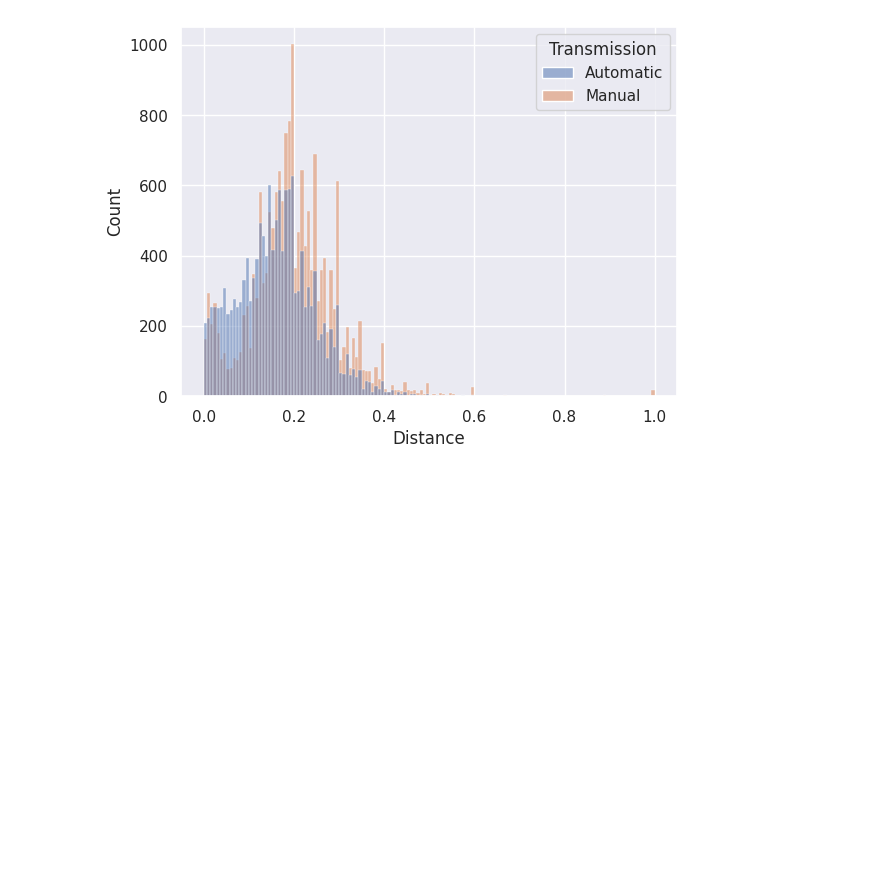
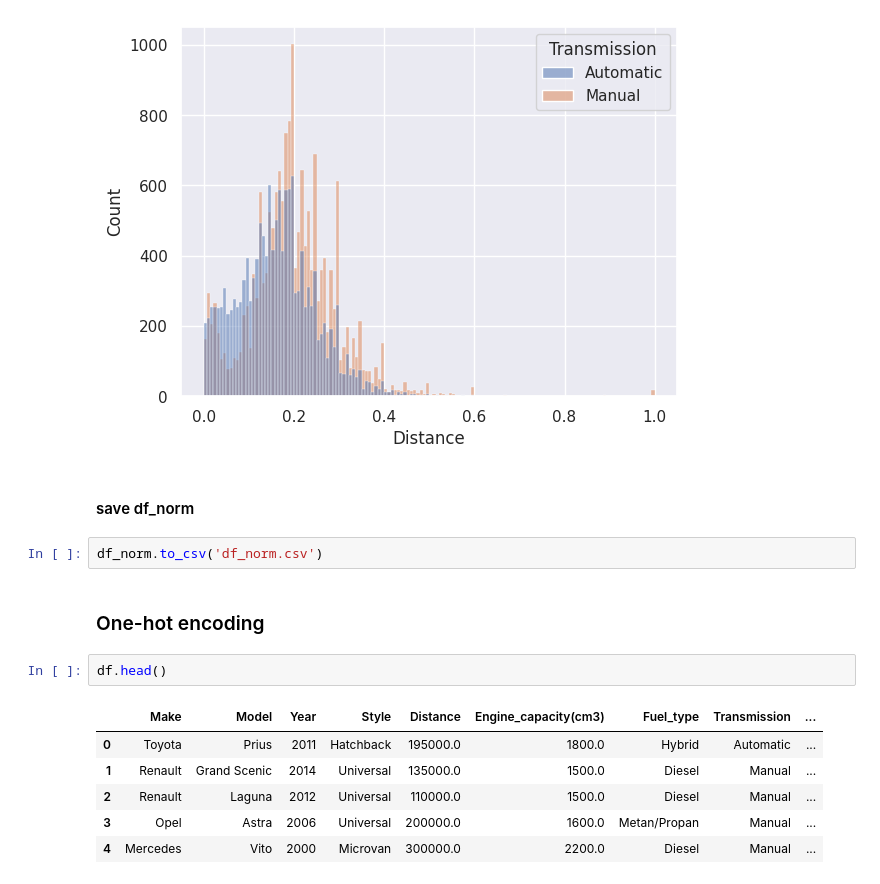
Before and after one commit to modernpacifist/engineering-of-machine-learning-urfu, a Jupyter notebook: math-basics-of-machine-learning/Notebooks/HW1_MBML.ipynb, the cells around one changed output. Saved outputs shown, nothing was run; the diff lists cells and outputs as text; blank space fills up the shorter version.

```diff
--- a/math-basics-of-machine-learning/Notebooks/HW1_MBML.ipynb
+++ b/math-basics-of-machine-learning/Notebooks/HW1_MBML.ipynb
@@ -384,3 +380,18 @@ sns.histplot(data=df_norm, x='Distance', hue='Transmission')
 # %% [output]
 <Axes: xlabel='Distance', ylabel='Count'>
 [figure]
+# %% [markdown]
+#### save df_norm
+# %%
+df_norm.to_csv('df_norm.csv')
+# %% [markdown]
+### One-hot encoding
+# %%
+df.head()
+# %% [output]
+|  | Make | Model | Year | Style | Distance | Engine_capacity(cm3) | Fuel_type | Transmission | ... |
+| 0 | Toyota | Prius | 2011 | Hatchback | 195000.0 | 1800.0 | Hybrid | Automatic | ... |
+| 1 | Renault | Grand Scenic | 2014 | Universal | 135000.0 | 1500.0 | Diesel | Manual | ... |
+| 2 | Renault | Laguna | 2012 | Universal | 110000.0 | 1500.0 | Diesel | Manual | ... |
+| 3 | Opel | Astra | 2006 | Universal | 200000.0 | 1600.0 | Metan/Propan | Manual | ... |
+| 4 | Mercedes | Vito | 2000 | Microvan | 300000.0 | 2200.0 | Diesel | Manual | ... |
```
Also changed, not shown: parts of 6 cells of this notebook, 2 other files.
